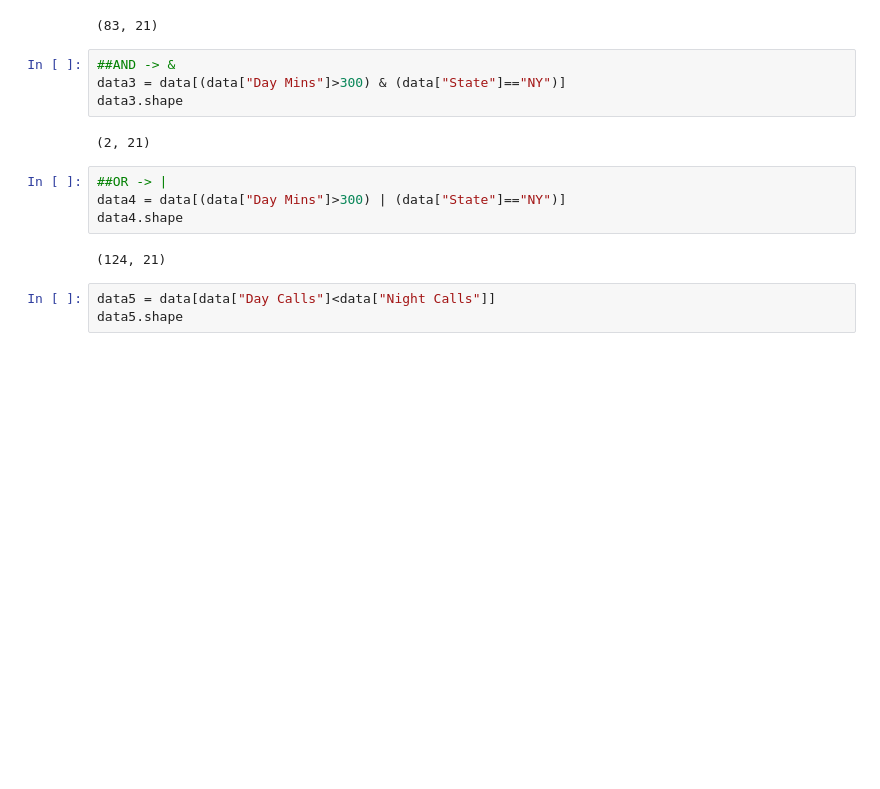
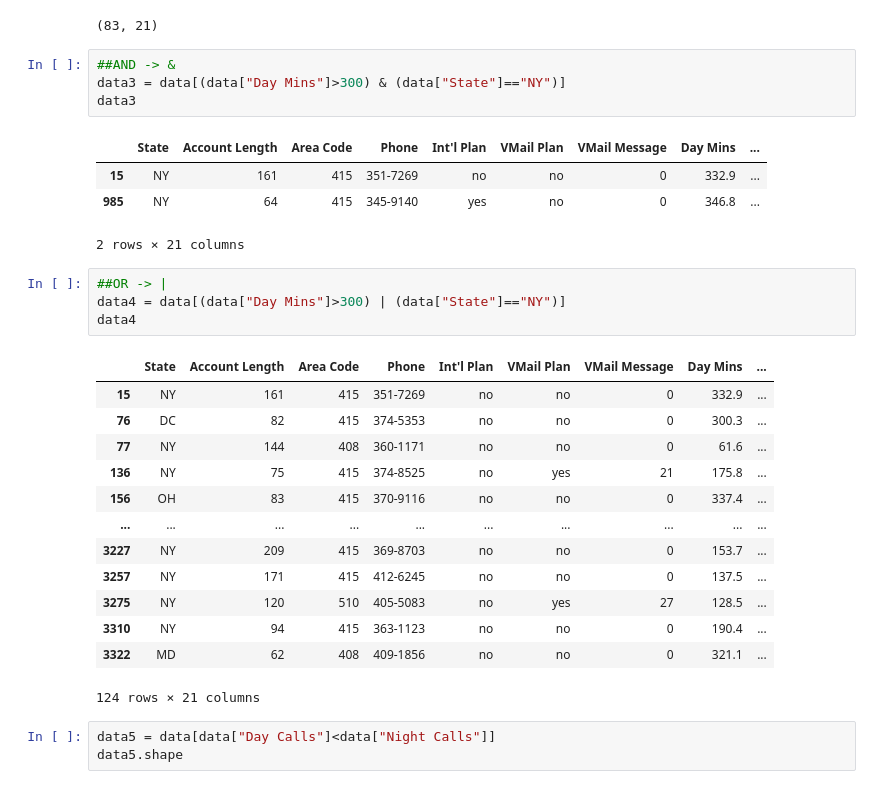
Before and after one commit to quiquegtz27/python-ml-course, a Jupyter notebook: notebooks/T2 - 1 - Data Cleaning - Data Wrangling - Colab.ipynb, the cells around one changed output. Saved outputs shown, nothing was run; the diff lists cells and outputs as text; blank space fills up the shorter version.

```diff
--- a/notebooks/T2 - 1 - Data Cleaning - Data Wrangling - Colab.ipynb
+++ b/notebooks/T2 - 1 - Data Cleaning - Data Wrangling - Colab.ipynb
@@ -225,15 +225,30 @@ data2.shape
 # %%
 ##AND -> &
 data3 = data[(data["Day Mins"]>300) & (data["State"]=="NY")]
-data3.shape
+data3
 # %% [output]
+|  | State | Account Length | Area Code | Phone | Int'l Plan | VMail Plan | VMail Message | Day Mins | ... |
+| 15 | NY | 161 | 415 | 351-7269 | no | no | 0 | 332.9 | ... |
+| 985 | NY | 64 | 415 | 345-9140 | yes | no | 0 | 346.8 | ... |
-(2, 21)
+2 rows × 21 columns
 # %%
 ##OR -> |
 data4 = data[(data["Day Mins"]>300) | (data["State"]=="NY")]
-data4.shape
+data4
 # %% [output]
+|  | State | Account Length | Area Code | Phone | Int'l Plan | VMail Plan | VMail Message | Day Mins | ... |
+| 15 | NY | 161 | 415 | 351-7269 | no | no | 0 | 332.9 | ... |
+| 76 | DC | 82 | 415 | 374-5353 | no | no | 0 | 300.3 | ... |
+| 77 | NY | 144 | 408 | 360-1171 | no | no | 0 | 61.6 | ... |
+| 136 | NY | 75 | 415 | 374-8525 | no | yes | 21 | 175.8 | ... |
+| 156 | OH | 83 | 415 | 370-9116 | no | no | 0 | 337.4 | ... |
+| ... | ... | ... | ... | ... | ... | ... | ... | ... | ... |
+| 3227 | NY | 209 | 415 | 369-8703 | no | no | 0 | 153.7 | ... |
+| 3257 | NY | 171 | 415 | 412-6245 | no | no | 0 | 137.5 | ... |
+| 3275 | NY | 120 | 510 | 405-5083 | no | yes | 27 | 128.5 | ... |
+| 3310 | NY | 94 | 415 | 363-1123 | no | no | 0 | 190.4 | ... |
+| 3322 | MD | 62 | 408 | 409-1856 | no | no | 0 | 321.1 | ... |
-(124, 21)
+124 rows × 21 columns
 # %%
 data5 = data[data["Day Calls"]<data["Night Calls"]]
 data5.shape
```
Also changed, not shown: parts of 5 cells of this notebook.
